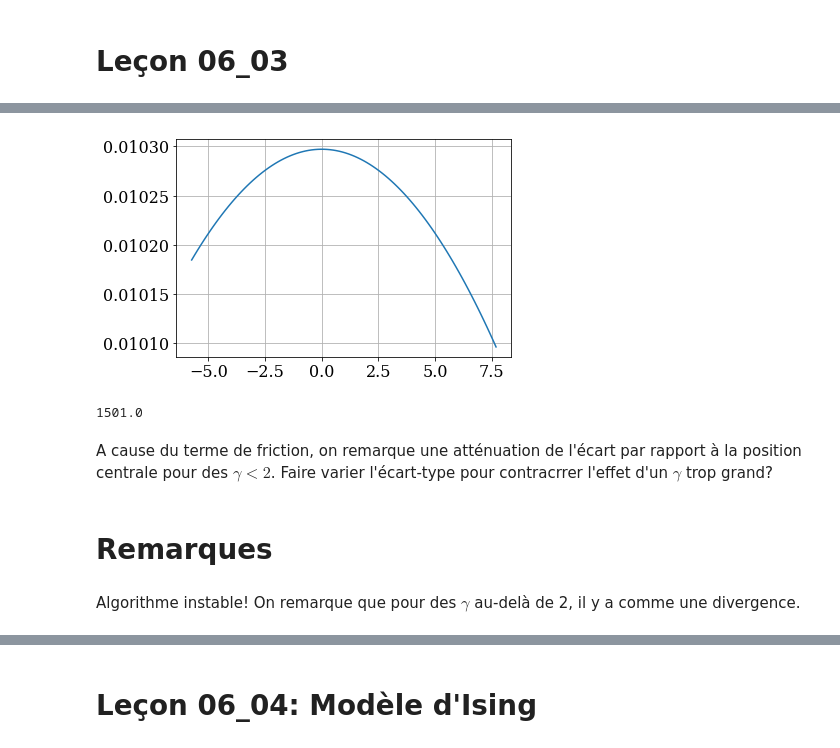
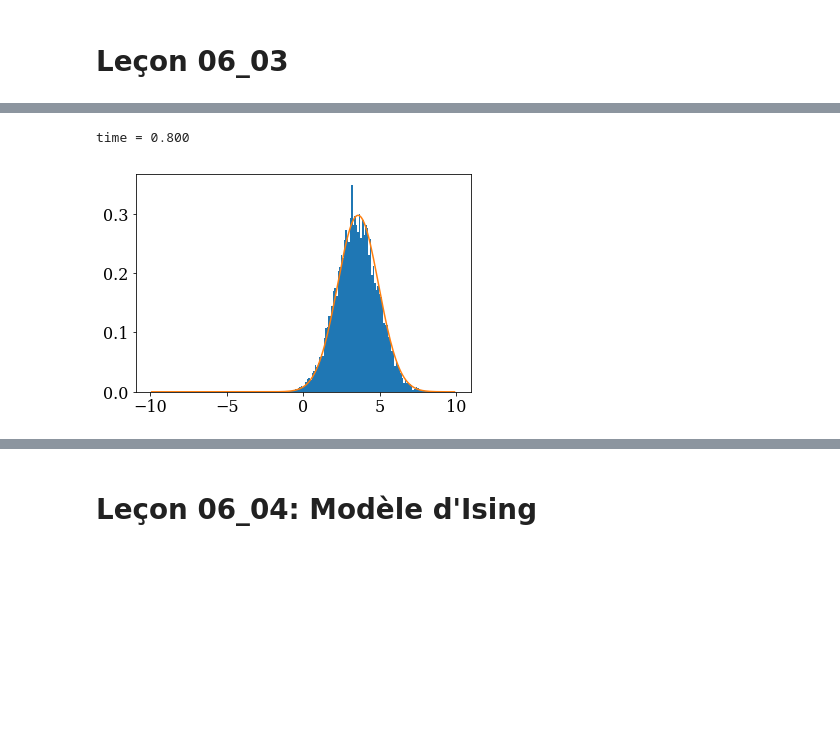
Before and after one commit to ceschoon/Travail-PHYS-F-303, a Jupyter notebook: Travail_PHYS-F-303_MJ_CS.ipynb, the cells around one changed output, grey strips where cells are left out. Cells and saved outputs as stored; diff of their text form; code cells hidden in the pictures; blank space fills up the shorter version.

Commit message:
résolution analytique pour la dérive et la friction

```diff
--- a/Travail_PHYS-F-303_MJ_CS.ipynb
+++ b/Travail_PHYS-F-303_MJ_CS.ipynb
@@ -200,25 +309,24 @@ On remarque une translation générale des particules vers les $x$ positifs si $
 # %%
-npart=2000
-npart2plot = 1
-
-T = 500.0
-dt = 1
-nt = int(T/dt)+1
-alpha = 2
+npart=10000
+T=20.0
+nt=500
+dt=T/nt
+alpha=2
 gamma = 1
+print("gamma critique = {:.3f}".format(2.0/dt))
 
 sigma = 1.0
-x0 = np.random.normal(loc=0,scale=sigma,size=npart)
+mu = 8.0
+x0 = np.random.normal(loc=mu,scale=sigma,size=npart)
 
 t = np.arange(0,T+dt,dt)
-x = np.empty([nt,npart])
+x = np.empty([nt+1,npart])
 
 x[0]=x0
 
-for i in range(nt-1):
+for i in range(nt):
     x[i+1]=x[i]+np.sqrt(2*alpha*dt)*np.random.normal(0,1,npart)-gamma*x[i]*dt
 
-for i in range(npart2plot):
-    plt.plot(t,x[:,i],'.-')
-plt.grid()
+for i in range(5):
+    plt.plot(t,x[:,i],color='C0')
 # %% [output]
@@ -226,31 +343,22 @@ plt.grid()
 # %%
+nTT = 20  # index (before equilibrium) for comparison
+TT = nTT*dt
+print("time = {:.3f}".format(TT))  # to check whether or not we are in the non-equilibrium phase
+
 # Generate bins centered around 0
-xmin = np.min(x[nt-1])
-xmax = np.max(x[nt-1])
-
-binwidth = (xmax-xmin)/100
-
-bins=np.arange(xmin,xmax,binwidth)
+binwidth=0.1
+bins=np.arange(-10,10,binwidth)
 bins = bins + binwidth/2
 
 # Compute bin centers
 bin_centers = bins[:-1]+binwidth/2
 
 # plot a histrogram for verification
-#plt.hist(x[nt-1],bins,normed=True);
+plt.hist(x[nTT],bins,normed=True);
 
-sigmat2=2*alpha*T+sigma**2-gamma*T
-plt.plot(bin_centers,np.exp(-bin_centers**2/(2.0*sigmat2))/np.sqrt(2*np.pi*sigmat2))
-plt.grid()
+# The theoretical prediction
+sigmat2 = sigma**2 * np.exp(-2*gamma*TT) + (1-np.exp(-2*gamma*TT)) * alpha/gamma
+plt.plot(bin_centers, np.exp(-(bin_centers-mu*np.exp(-gamma*TT))**2/(2.0*sigmat2))/np.sqrt(2*np.pi*sigmat2));
 # %% [output]
+time = 0.800
-[figure, old version]
+[figure, new version]
-# %%
-sigmat2
-# %% [output]
-1501.0
-# %% [markdown]
-A cause du terme de friction, on remarque une atténuation de l'écart par rapport à la position centrale pour des $\gamma <2$. Faire varier l'écart-type pour contracrrer l'effet d'un $\gamma$ trop grand?
-# %% [markdown]
-# Remarques
-# %% [markdown]
-Algorithme instable! On remarque que pour des $\gamma$ au-delà de 2, il y a comme une divergence.
```
Also changed, not shown: parts of 12 cells of this notebook.
